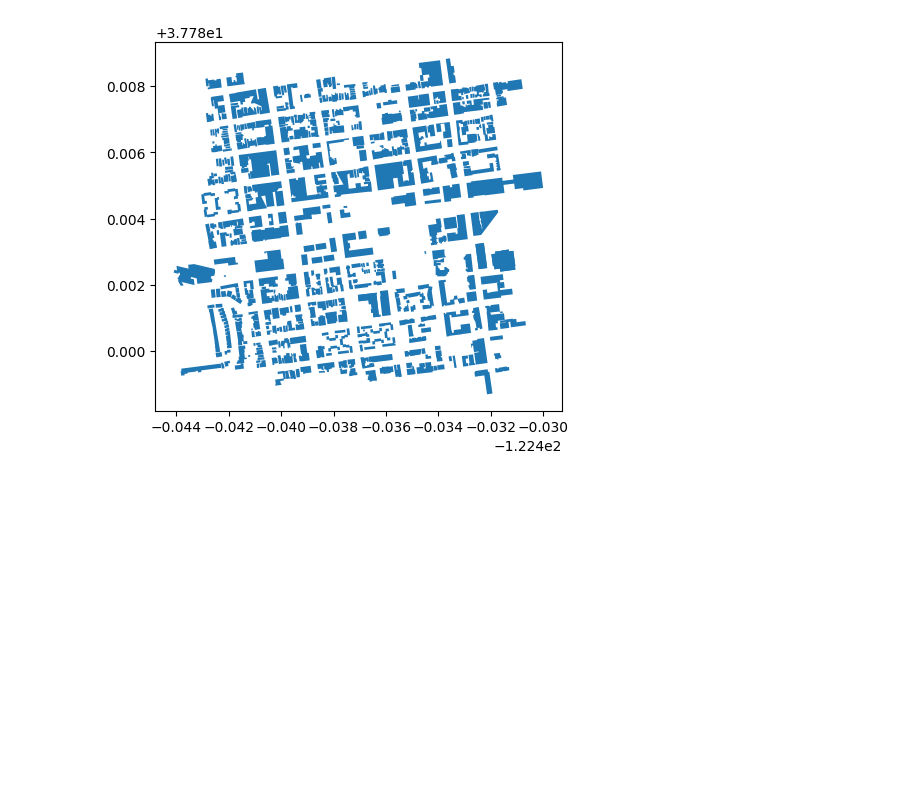
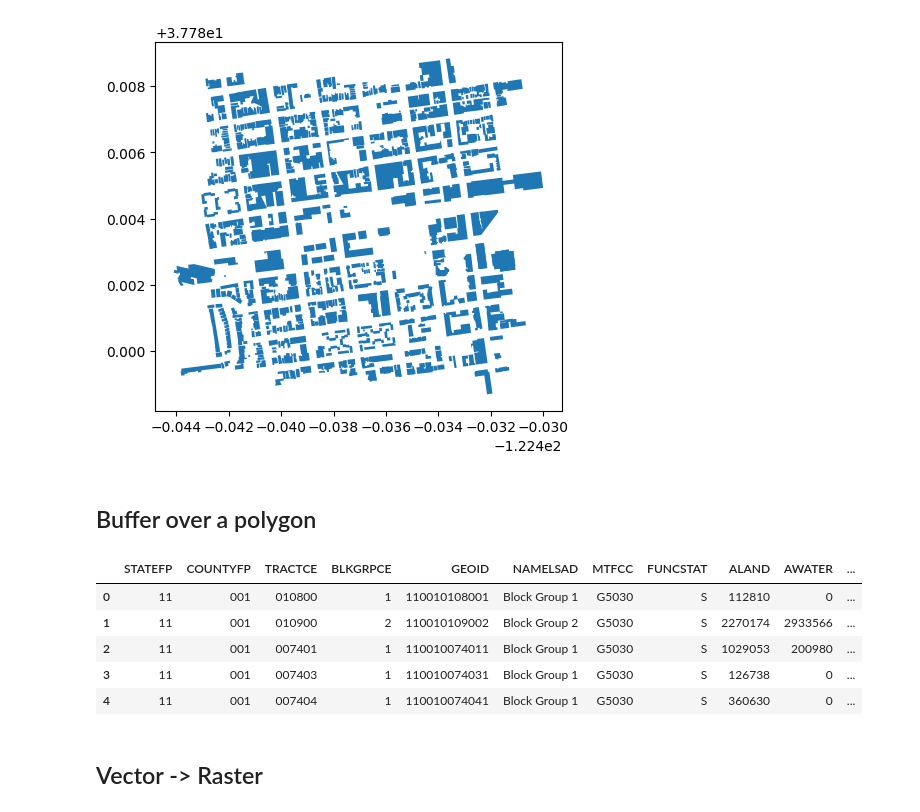
Before and after one commit to fusedio/fused-docs, a Jupyter notebook: docs/basics/transform/vector.ipynb, the cells around one changed output. Cells and saved outputs as stored; diff of their text form; code cells hidden in the pictures; blank space fills up the shorter version.

```diff
--- a/docs/basics/transform/vector.ipynb
+++ b/docs/basics/transform/vector.ipynb
@@ -61,3 +63,30 @@ gdf.plot()
 # %% [output]
 <Axes: >
 [figure]
+# %% [markdown]
+## Buffer over a polygon
+# %%
+import fused
+
+
+@fused.udf
+def udf():
+    import geopandas as gpd
+
+    FILE_PATH = "https://www2.census.gov/geo/tiger/TIGER_RD18/STATE/11_DISTRICT_OF_COLUMBIA/11/tl_rd22_11_bg.zip"
+    gdf = gpd.read_file(FILE_PATH)
+    gdf.geometry = gdf.geometry.buffer(0.0002)
+    return gdf
+
+
+gdf = fused.run(udf=udf)
+gdf.head()
+# %% [output]
+|  | STATEFP | COUNTYFP | TRACTCE | BLKGRPCE | GEOID | NAMELSAD | MTFCC | FUNCSTAT | ALAND | AWATER | ... |
+| 0 | 11 | 001 | 010800 | 1 | 110010108001 | Block Group 1 | G5030 | S | 112810 | 0 | ... |
+| 1 | 11 | 001 | 010900 | 2 | 110010109002 | Block Group 2 | G5030 | S | 2270174 | 2933566 | ... |
+| 2 | 11 | 001 | 007401 | 1 | 110010074011 | Block Group 1 | G5030 | S | 1029053 | 200980 | ... |
+| 3 | 11 | 001 | 007403 | 1 | 110010074031 | Block Group 1 | G5030 | S | 126738 | 0 | ... |
+| 4 | 11 | 001 | 007404 | 1 | 110010074041 | Block Group 1 | G5030 | S | 360630 | 0 | ... |
+# %% [markdown]
+## Vector -> Raster
```
Also changed, not shown: parts of 5 cells of this notebook, 6 other files.
